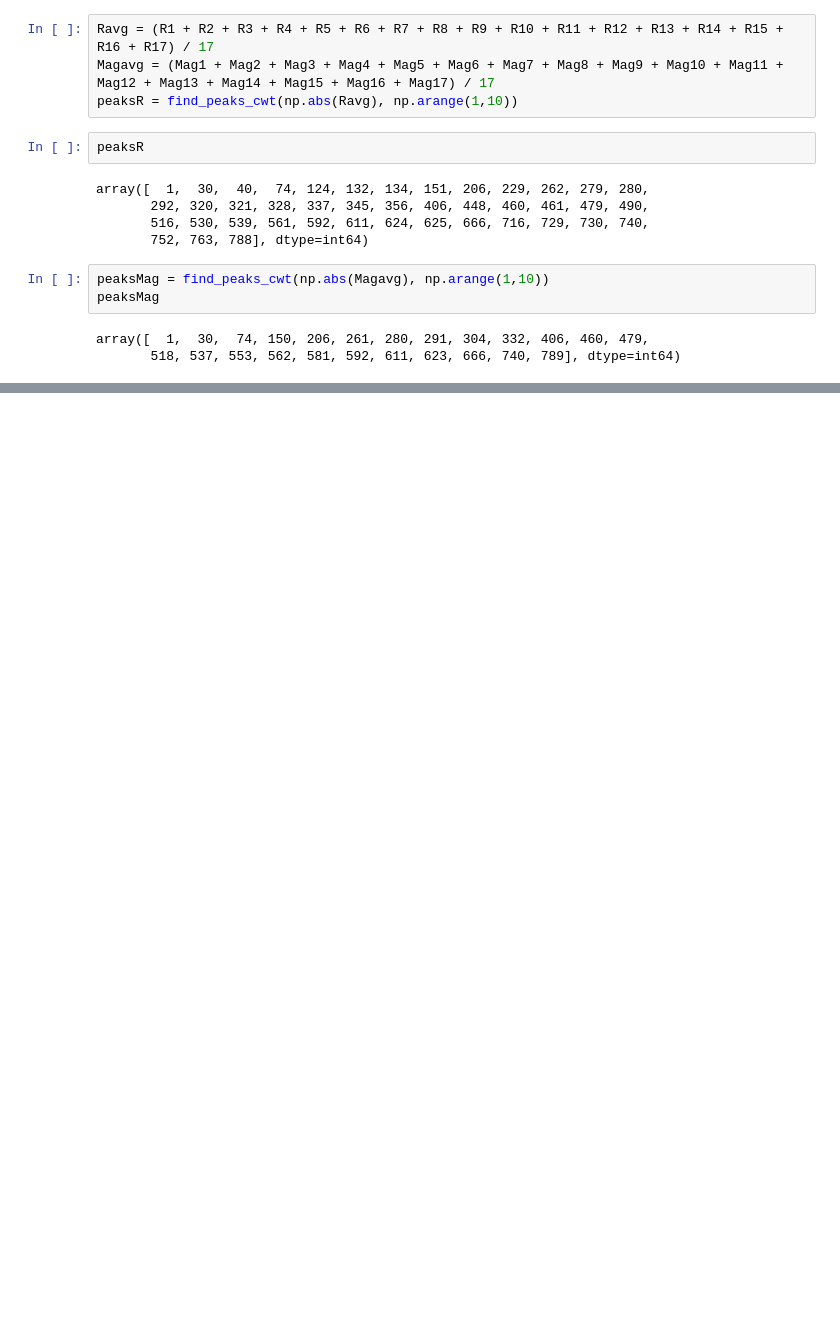
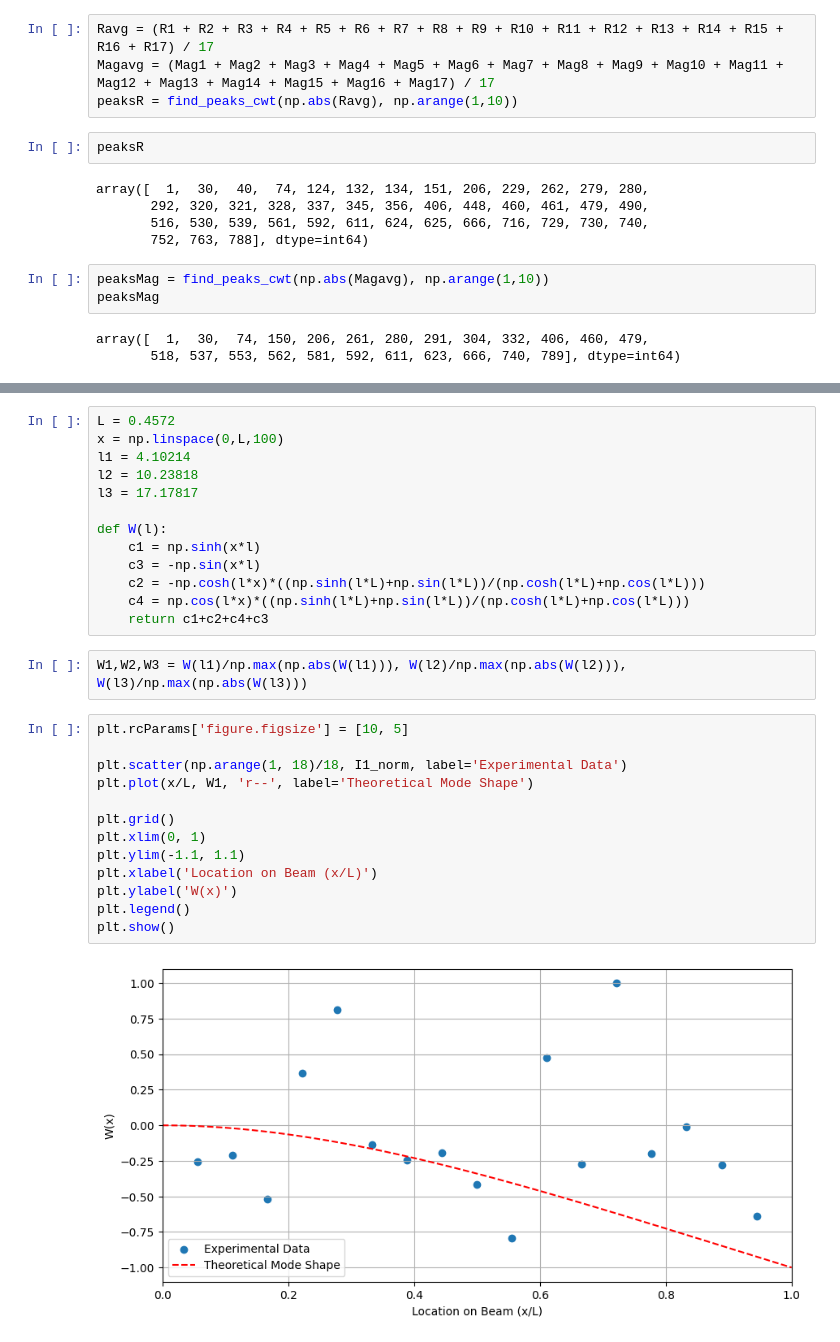
Before and after one commit to shyamthyagarajan/ae461, a Jupyter notebook: Lab 5/Lab 5 Analysis.ipynb, the cells around one changed output, grey strips where cells are left out. Drawn from its saved outputs; the diff is of its cells as text; blank space fills up the shorter version.

Commit message:
added comparison plots

```diff
--- a/Lab 5/Lab 5 Analysis.ipynb
+++ b/Lab 5/Lab 5 Analysis.ipynb
@@ -333,0 +334,30 @@ Text(0, 0.5, 'Mag [Vpk]')
+# %%
+L = 0.4572
+x = np.linspace(0,L,100)
+l1 = 4.10214
+l2 = 10.23818
+l3 = 17.17817
+
+def W(l):
+    c1 = np.sinh(x*l)
+    c3 = -np.sin(x*l)
+    c2 = -np.cosh(l*x)*((np.sinh(l*L)+np.sin(l*L))/(np.cosh(l*L)+np.cos(l*L)))
+    c4 = np.cos(l*x)*((np.sinh(l*L)+np.sin(l*L))/(np.cosh(l*L)+np.cos(l*L)))
+    return c1+c2+c4+c3
+# %%
+W1,W2,W3 = W(l1)/np.max(np.abs(W(l1))), W(l2)/np.max(np.abs(W(l2))), W(l3)/np.max(np.abs(W(l3)))
+# %%
+plt.rcParams['figure.figsize'] = [10, 5]
+
+plt.scatter(np.arange(1, 18)/18, I1_norm, label='Experimental Data')
+plt.plot(x/L, W1, 'r--', label='Theoretical Mode Shape')
+
+plt.grid()
+plt.xlim(0, 1)
+plt.ylim(-1.1, 1.1)
+plt.xlabel('Location on Beam (x/L)')
+plt.ylabel('W(x)')
+plt.legend()
+plt.show()
+# %% [output]
+[figure, added]
```
Also changed, not shown: parts of 11 cells of this notebook.
